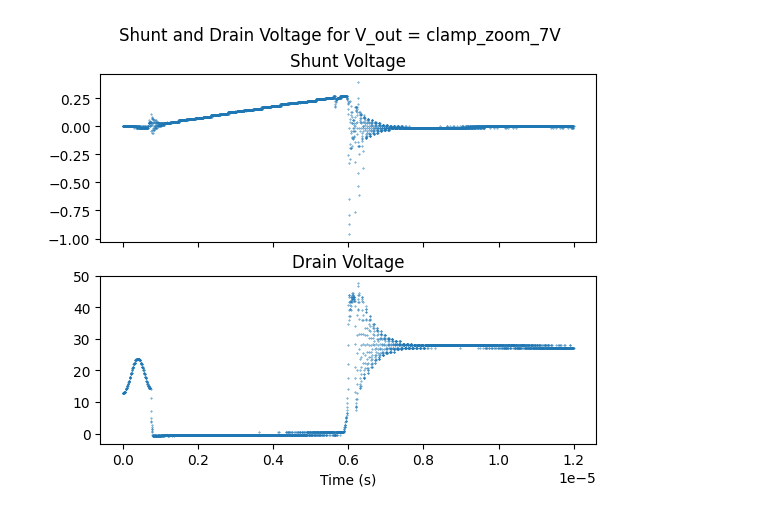
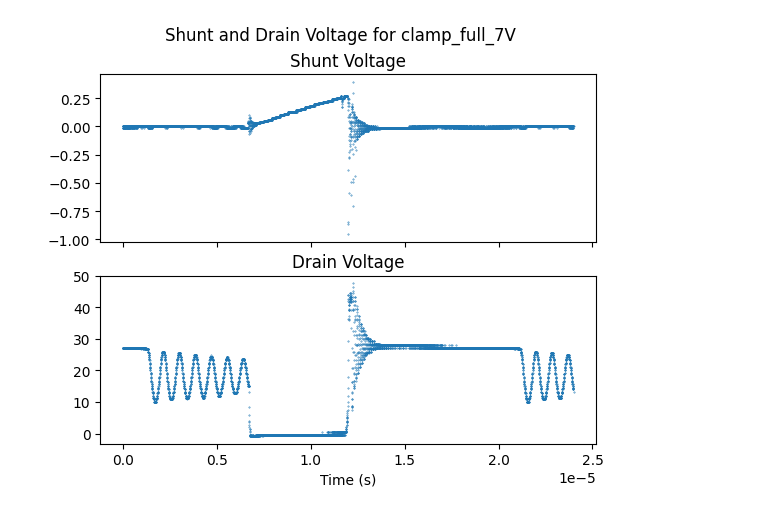
Before and after one commit to lila-smith/power-electronics-spring-2024, a Jupyter notebook: lab7/lila/lab7.ipynb, the cells around one changed output. Saved outputs shown, nothing was run; the diff lists cells and outputs as text; code cells hidden in the pictures.

```diff
--- a/lab7/lila/lab7.ipynb
+++ b/lab7/lila/lab7.ipynb
@@ -46,4 +162,4 @@ def plot_vsh_vdr(voltages):
 # %%
-plot_vsh_vdr(["clamp_zoom_7"])
+plot_vsh_vdr(["clamp_full_7"])
 # %% [output]
-[figure, old version]
+[figure, new version]
```
Also changed, not shown: parts of 18 cells of this notebook, 1 other file.
